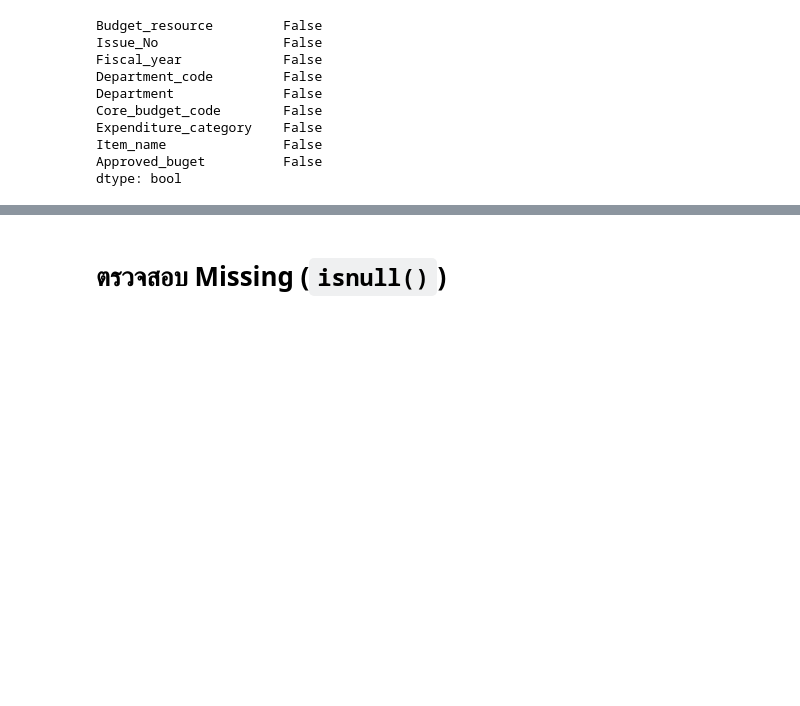
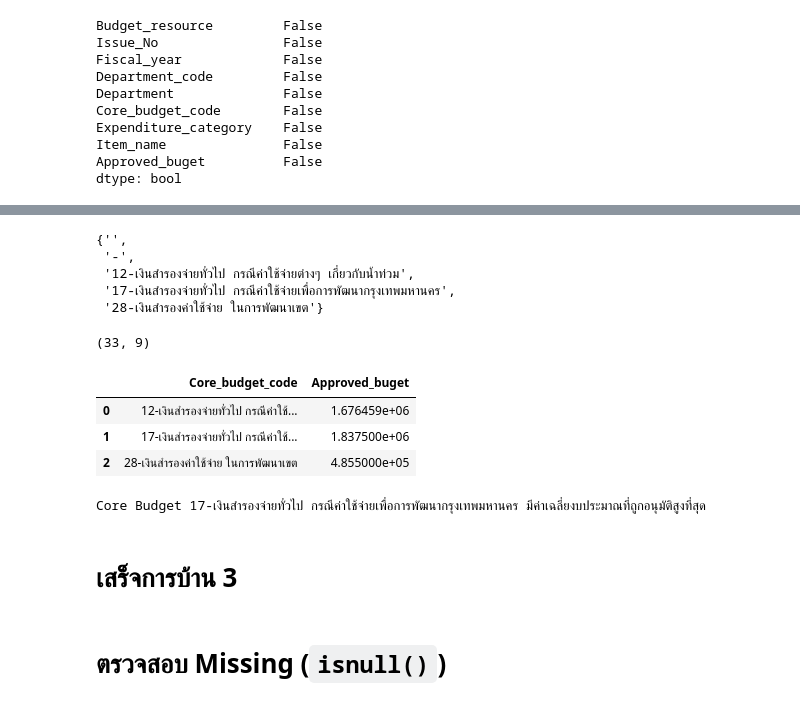
Before and after one commit to janjira24122544/Python_dataviz2023, a Jupyter notebook: Pandas101.ipynb, the cells around one changed output, grey strips where cells are left out. Cells and saved outputs as stored; diff of their text form; code cells hidden in the pictures; blank space fills up the shorter version.

````diff
--- a/Pandas101.ipynb
+++ b/Pandas101.ipynb
@@ -793,3 +883,35 @@ dtype: bool
+# %%
+set(data1['Core_budget_code'])
+# %% [output]
+{'',
+ '-',
+ '12-เงินสำรองจ่ายทั่วไป กรณีค่าใช้จ่ายต่างๆ เกี่ยวกับน้ำท่วม',
+ '17-เงินสำรองจ่ายทั่วไป กรณีค่าใช้จ่ายเพื่อการพัฒนากรุงเทพมหานคร',
+ '28-เงินสำรองค่าใช้จ่าย ในการพัฒนาเขต'}
+# %%
+# ตัดคอลัมน์ที่มีข้อความเป็น "-" และ ''
+data1.replace(['-', ''], None, inplace=True)
+# ตัดแถวที่มีค่าในคอลัมน์ 'Core_budget_code' เป็น None ออก
+data_drop = data1[data1['Core_budget_code'].notna()]
+print(data_drop.shape)
+# %% [output]
+(33, 9)
+# %%
+data_fi = data_drop.groupby(['Core_budget_code'], as_index=False)['Approved_buget'].mean() #as_index=False: จะไม่ใช้คอลัมน์ที่กลุ่มข้อมูลเป็น Index และจะมีการสร้างคอลัมน์ Index ใหม่เป็นการเรียงลำดับแถวตามลำดับของ DataFrame
+data_fi
+# %% [output]
+|  | Core_budget_code | Approved_buget |
+| 0 | 12-เงินสำรองจ่ายทั่วไป กรณีค่าใช้... | 1.676459e+06 |
+| 1 | 17-เงินสำรองจ่ายทั่วไป กรณีค่าใช้... | 1.837500e+06 |
+| 2 | 28-เงินสำรองค่าใช้จ่าย ในการพัฒนาเขต | 4.855000e+05 |
+# %%
+data_final= data1.groupby('Core_budget_code')['Approved_buget'].mean()
+max_avg_budget = data_final.idxmax()
+print("Core Budget", max_avg_budget ,"มีค่าเฉลี่ยงบประมาณที่ถูกอนุมัติสูงที่สุด")
+# %% [output]
+Core Budget 17-เงินสำรองจ่ายทั่วไป กรณีค่าใช้จ่ายเพื่อการพัฒนากรุงเทพมหานคร มีค่าเฉลี่ยงบประมาณที่ถูกอนุมัติสูงที่สุด
+# %% [markdown]
+# เสร็จการบ้าน 3
 # %% [markdown]
 # ตรวจสอบ Missing (```isnull()```)
 # %%
````
Also changed, not shown: parts of 19 cells of this notebook.
